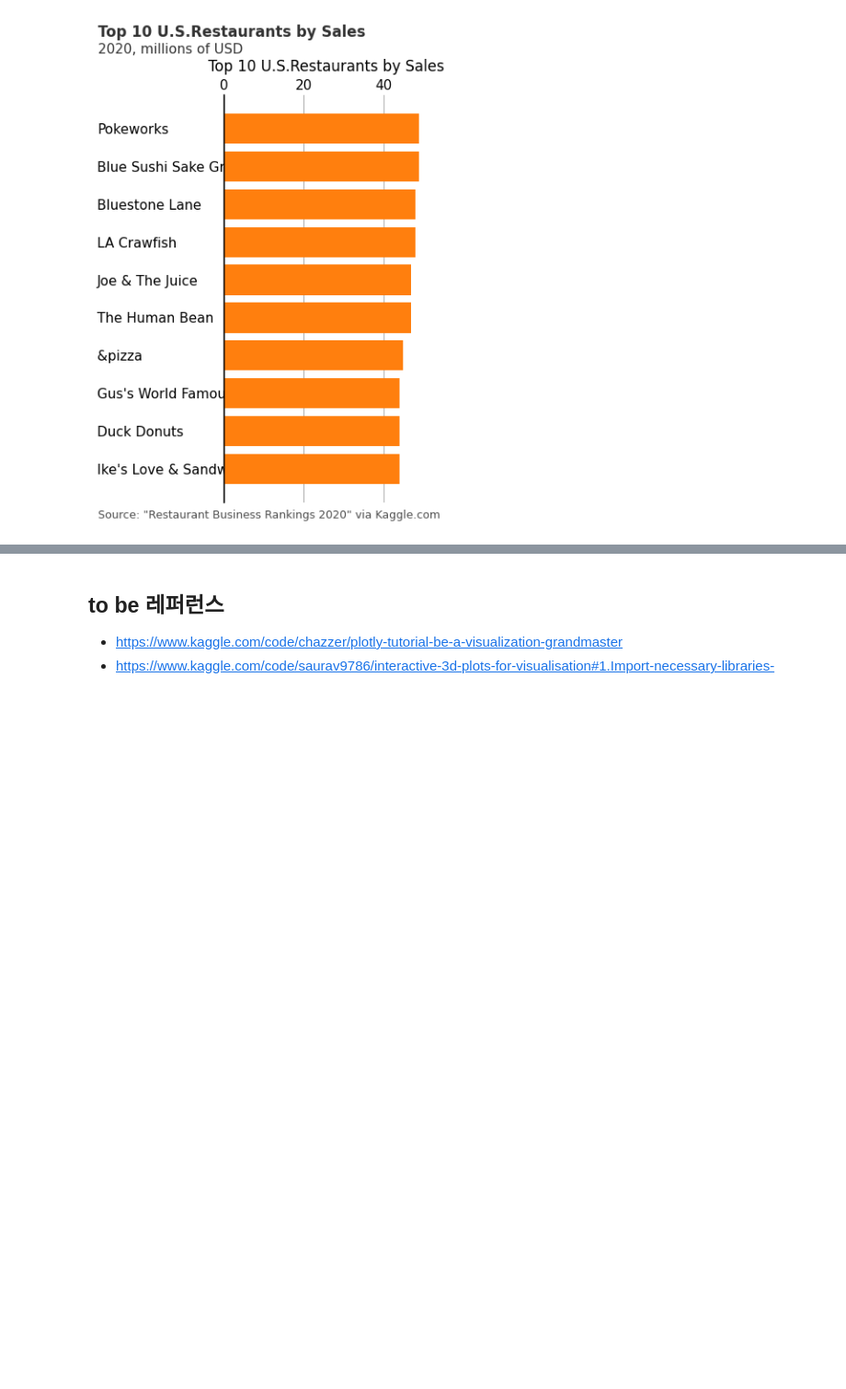
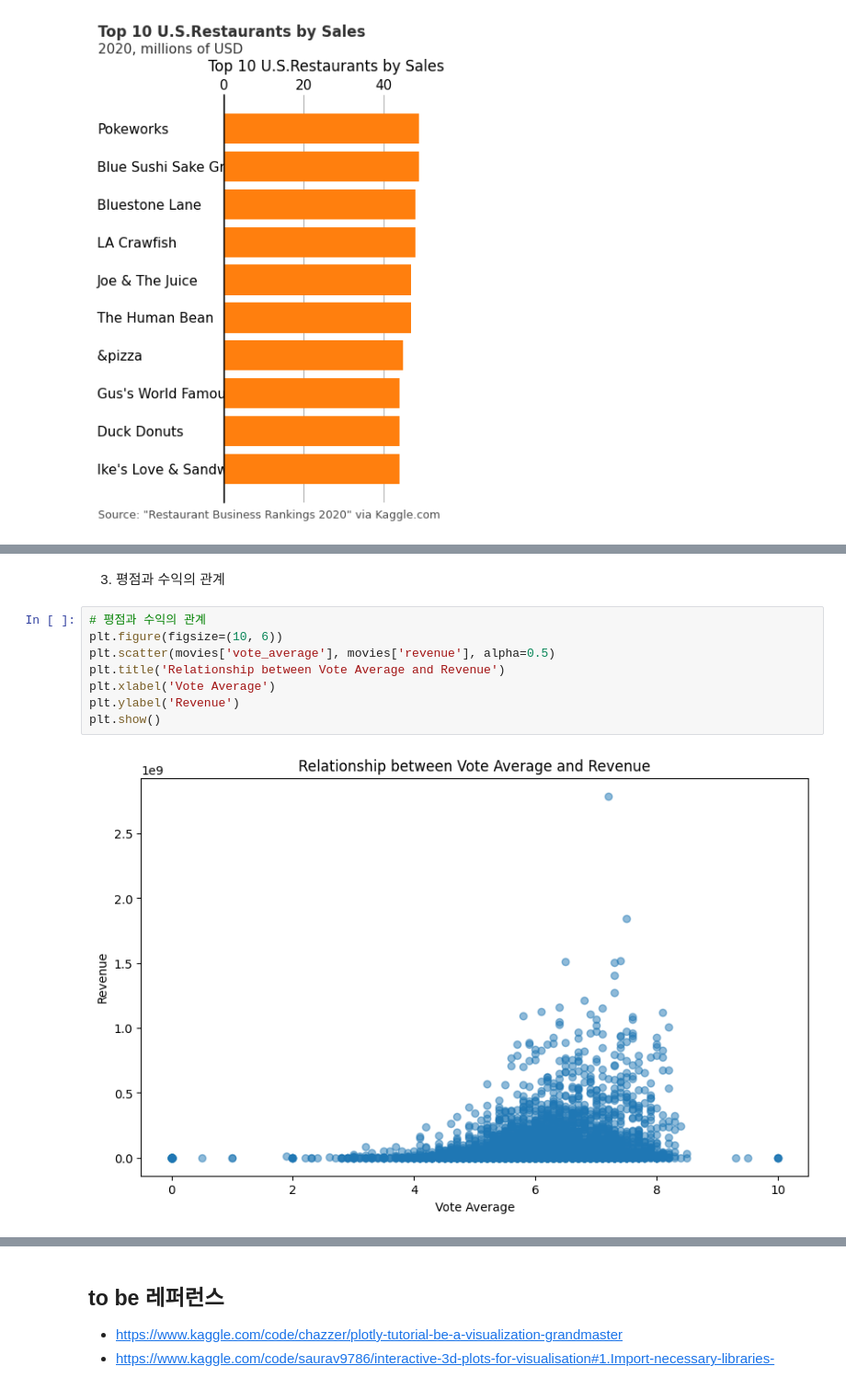
Before and after one commit to normalstory/2024AI_CoachingStudy, a Jupyter notebook: week2_2Matplotlib2.ipynb, the cells around one changed output, grey strips where cells are left out. Shown at 92% size. Saved outputs shown, nothing was run; the diff lists cells and outputs as text; blank space fills up the shorter version.

```diff
--- a/week2_2Matplotlib2.ipynb
+++ b/week2_2Matplotlib2.ipynb
@@ -706,0 +801,12 @@ Text(-0.35, 0.08, 'Source: "Restaurant Business Rankings 2020" via Kaggle.com')
+# %% [markdown]
+3. 평점과 수익의 관계
+# %%
+# 평점과 수익의 관계
+plt.figure(figsize=(10, 6))
+plt.scatter(movies['vote_average'], movies['revenue'], alpha=0.5)
+plt.title('Relationship between Vote Average and Revenue')
+plt.xlabel('Vote Average')
+plt.ylabel('Revenue')
+plt.show()
+# %% [output]
+[figure, added]
```
Also changed, not shown: parts of 12 cells of this notebook, 1 other file.
